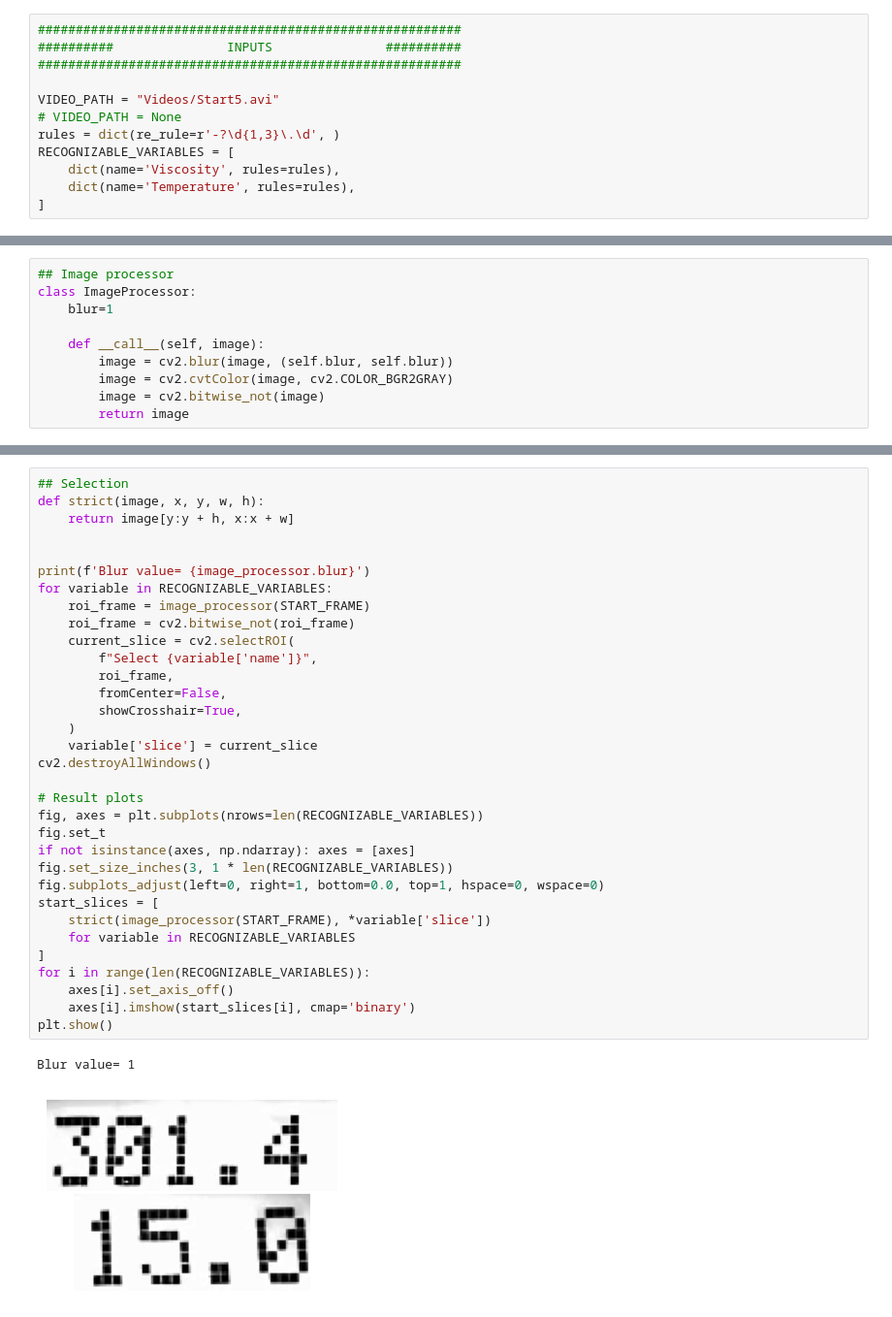
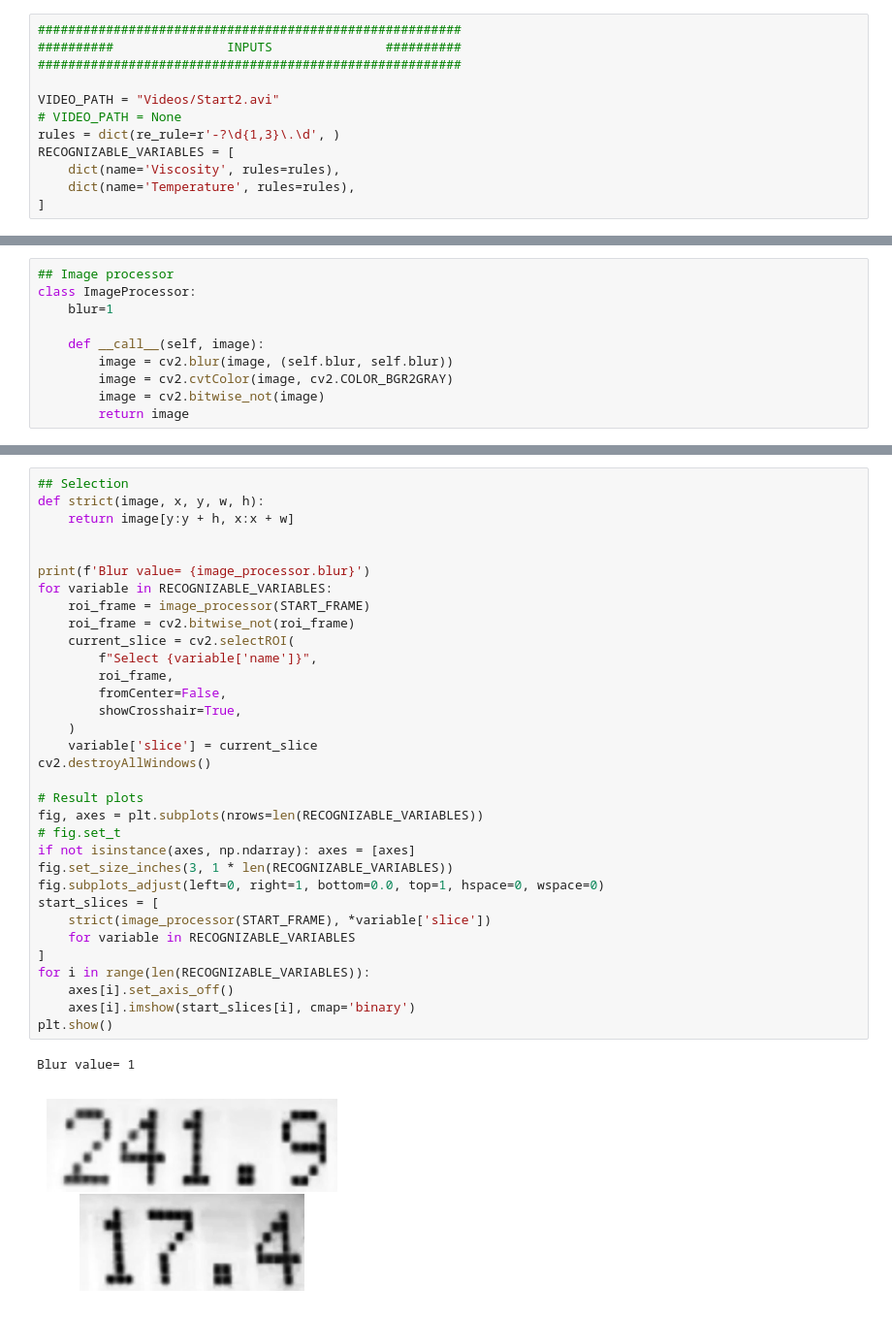
Before and after one commit to EnglishBeach/Diplom-work, a Jupyter notebook: Video_process/Recognizer.ipynb, the cells around one changed output, grey strips where cells are left out. Shown at 97% size. Cells and saved outputs as stored; diff of their text form.

```diff
--- a/Video_process/Recognizer.ipynb
+++ b/Video_process/Recognizer.ipynb
@@ -23,7 +23,7 @@ Importing...
 ##########               INPUTS               ##########
 ########################################################
 
-VIDEO_PATH = "Videos/Start5.avi"
+VIDEO_PATH = "Videos/Start2.avi"
 # VIDEO_PATH = None
 rules = dict(re_rule=r'-?\d{1,3}\.\d', )
 RECOGNIZABLE_VARIABLES = [
@@ -113,35 +113,35 @@ def strict(image, x, y, w, h):
 
 
 print(f'Blur value= {image_processor.blur}')
 for variable in RECOGNIZABLE_VARIABLES:
     roi_frame = image_processor(START_FRAME)
     roi_frame = cv2.bitwise_not(roi_frame)
     current_slice = cv2.selectROI(
         f"Select {variable['name']}",
         roi_frame,
         fromCenter=False,
         showCrosshair=True,
     )
     variable['slice'] = current_slice
 cv2.destroyAllWindows()
 
 # Result plots
 fig, axes = plt.subplots(nrows=len(RECOGNIZABLE_VARIABLES))
-fig.set_t
+# fig.set_t
 if not isinstance(axes, np.ndarray): axes = [axes]
 fig.set_size_inches(3, 1 * len(RECOGNIZABLE_VARIABLES))
 fig.subplots_adjust(left=0, right=1, bottom=0.0, top=1, hspace=0, wspace=0)
 start_slices = [
     strict(image_processor(START_FRAME), *variable['slice'])
     for variable in RECOGNIZABLE_VARIABLES
 ]
 for i in range(len(RECOGNIZABLE_VARIABLES)):
     axes[i].set_axis_off()
     axes[i].imshow(start_slices[i], cmap='binary')
 plt.show()
 # %% [output]
 Blur value= 1
-[figure, old version]
+[figure, new version]
 # %%
 class ValueChecker:
     def check(self, image, raw_value, rules):
```
Also changed, not shown: parts of 4 cells of this notebook.
